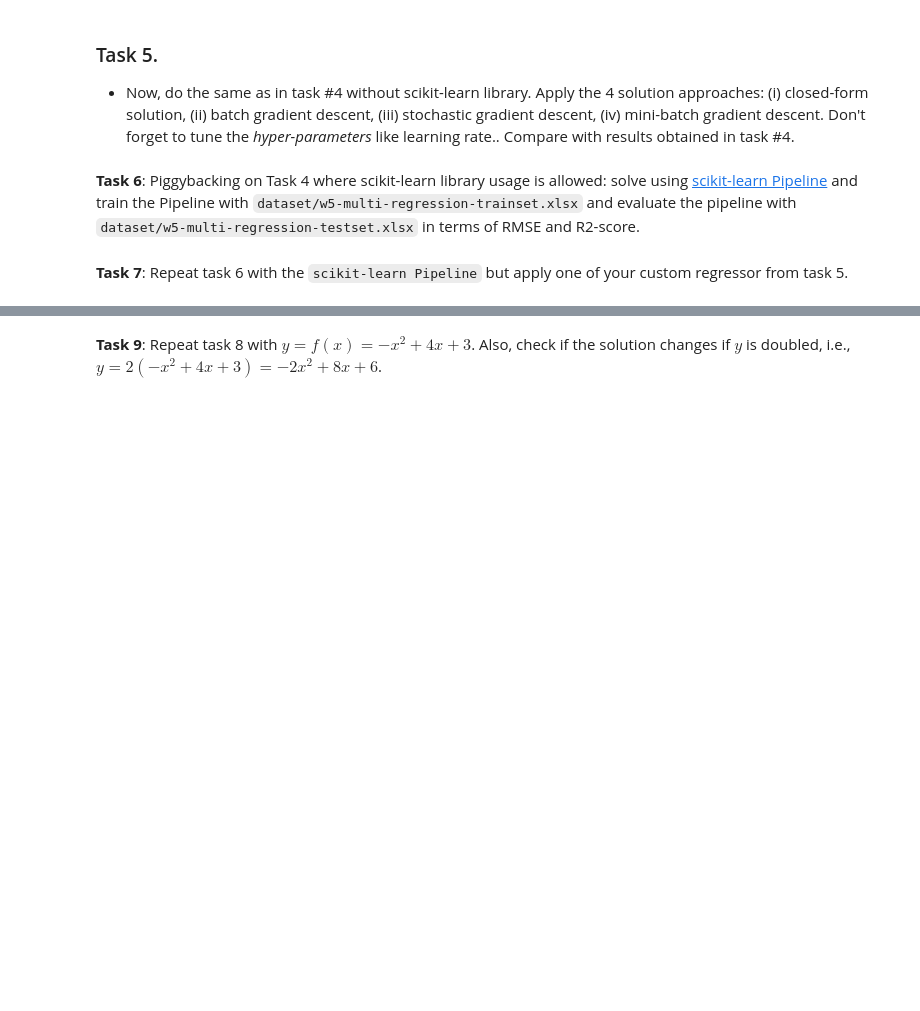
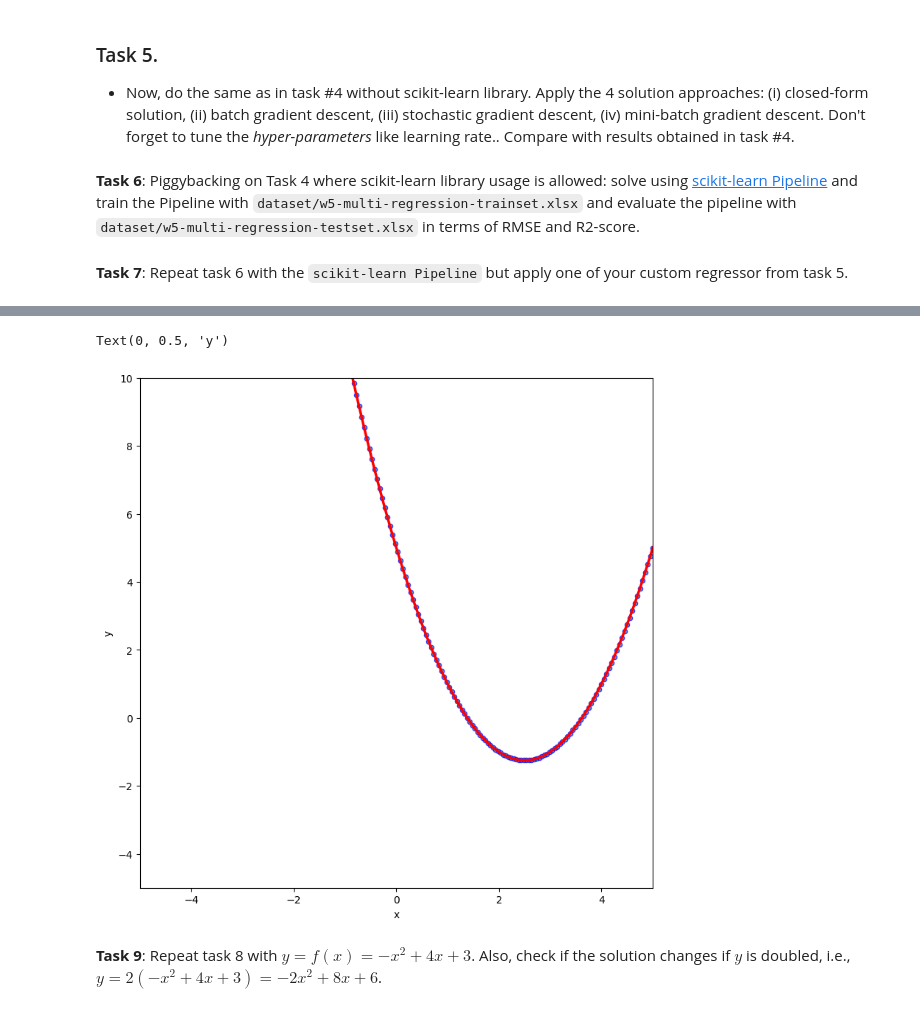
Before and after one commit to natalie2nguyen/MachineLearning, a Jupyter notebook: week6.ipynb, the cells around one changed output, grey strips where cells are left out. Saved outputs shown, nothing was run; the diff lists cells and outputs as text; code cells hidden in the pictures; blank space fills up the shorter version.

```diff
--- a/week6.ipynb
+++ b/week6.ipynb
@@ -361,2 +373,24 @@ R2_score = 0.903606989774234
+# %%
+# generating x-axis
+x = np.linspace(-5,5,200)
+y = x**2 -5*x + 5
+# %%
+#now plot
+# Initialize layout
+fig, ax = plt.subplots(figsize=(9, 9))
+
+# Add scatterplot
+ax.scatter(x, y, s=20, alpha=0.7, edgecolors="b")
+plt.xlim([-5,5])
+plt.ylim([-5,10])
+
+#generate x-axis points
+# Plot regression line (in-red)
+ax.plot(x, y, color="r", lw=2.5)
+plt.xlabel('x')
+plt.ylabel('y')
+# %% [output]
+Text(0, 0.5, 'y')
+[figure, added]
 # %% [markdown]
 **Task 9**: Repeat task 8 with $y = f(x) = -x^2+4x+3$. Also, check if the solution changes if $y$ is doubled, i.e., $y = 2(-x^2+4x+3) = -2x^2+8x+6$.
```
Also changed, not shown: parts of 6 cells of this notebook.
